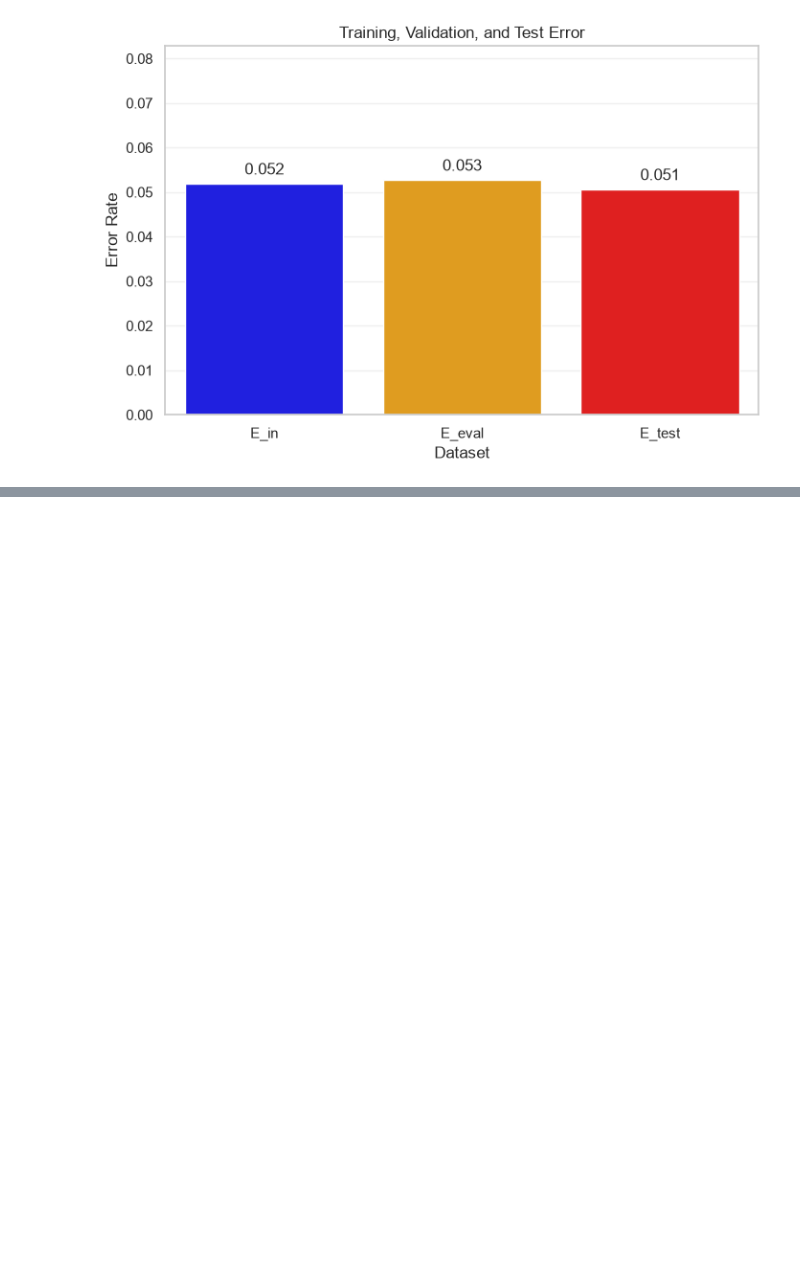
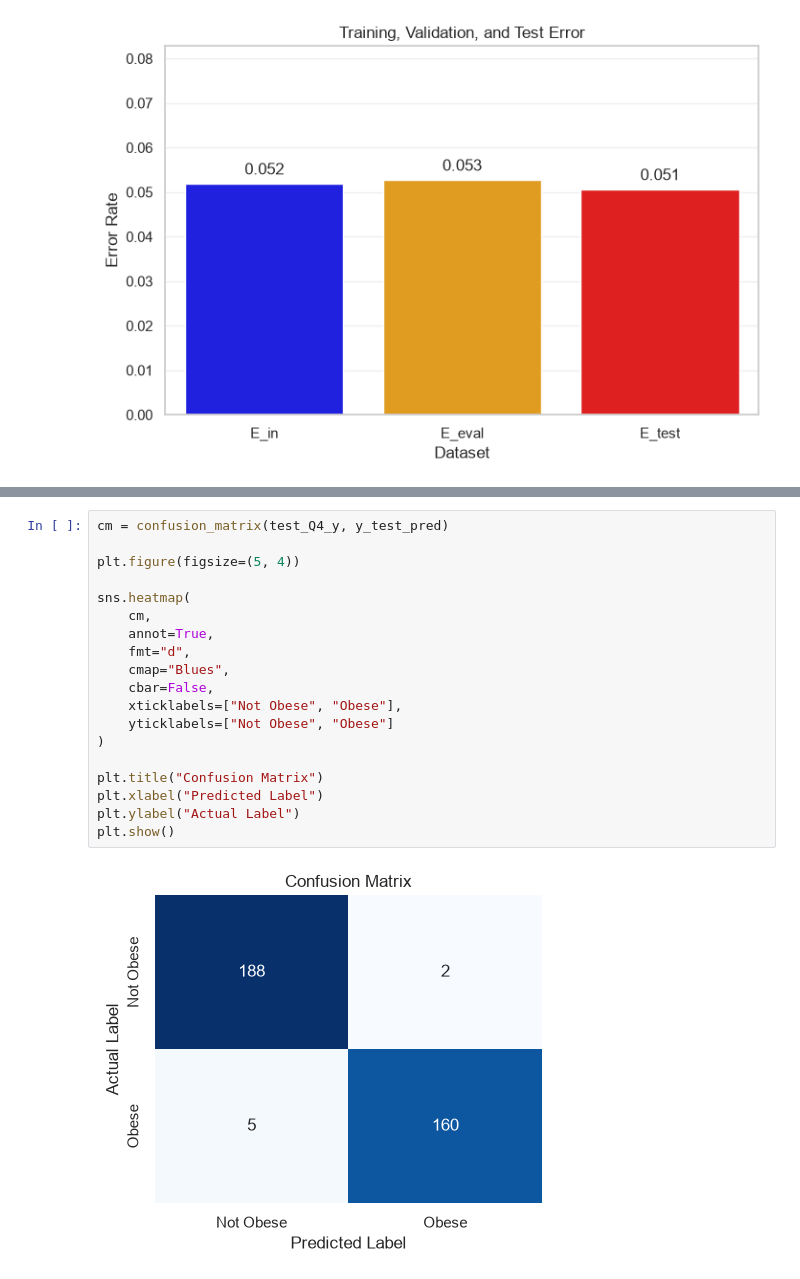
Before and after one commit to f26-sjsu-cmpe188/group8_project, a Jupyter notebook: notebooks/02_model_training_comparison.ipynb, the cells around one changed output, grey strips where cells are left out. Cells and saved outputs as stored; diff of their text form; blank space fills up the shorter version.

```diff
--- a/notebooks/02_model_training_comparison.ipynb
+++ b/notebooks/02_model_training_comparison.ipynb
@@ -1103,0 +1214,21 @@ e_test: 0.05070422535211272
+# %%
+cm = confusion_matrix(test_Q4_y, y_test_pred)
+
+plt.figure(figsize=(5, 4))
+
+sns.heatmap(
+    cm,
+    annot=True,
+    fmt="d",
+    cmap="Blues",
+    cbar=False,
+    xticklabels=["Not Obese", "Obese"],
+    yticklabels=["Not Obese", "Obese"]
+)
+
+plt.title("Confusion Matrix")
+plt.xlabel("Predicted Label")
+plt.ylabel("Actual Label")
+plt.show()
+# %% [output]
+[figure, added]
```
Also changed, not shown: parts of 12 cells of this notebook, 2 other files.
